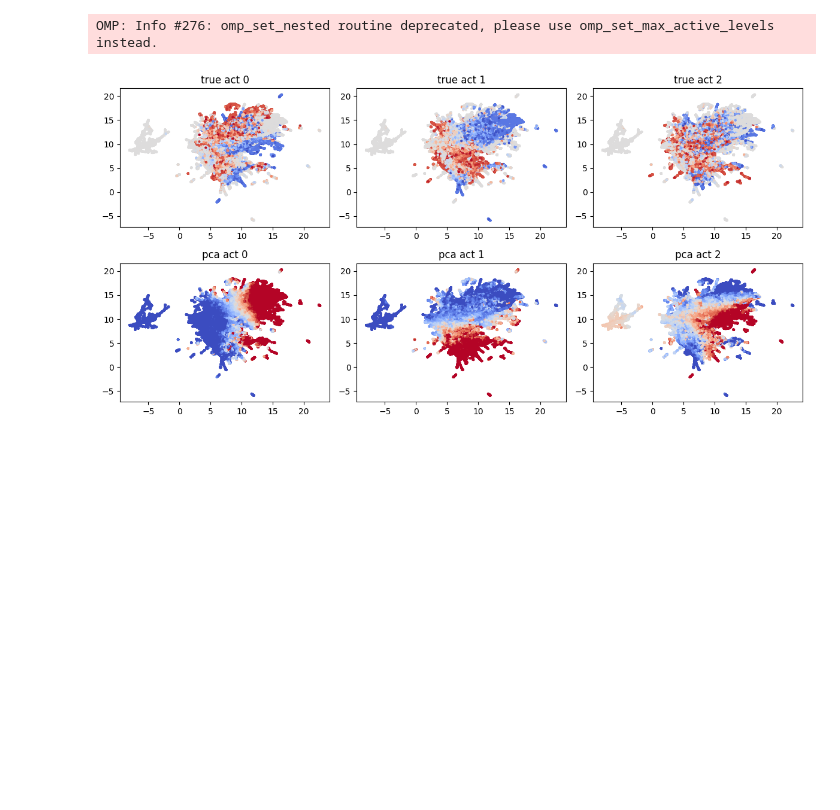
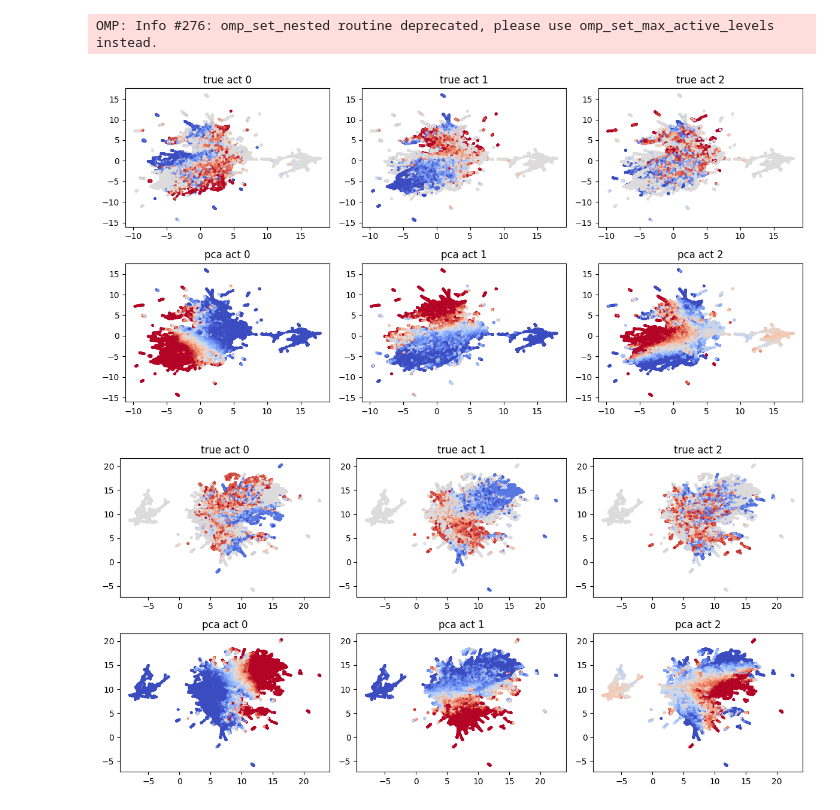
Before and after one commit to KilianFt/LIFT, a Jupyter notebook: notebooks/pretrain_data.ipynb, the cells around one changed output. Cells and saved outputs as stored; diff of their text form; code cells hidden in the pictures; blank space fills up the shorter version.

```diff
--- a/notebooks/pretrain_data.ipynb
+++ b/notebooks/pretrain_data.ipynb
@@ -207,6 +208,16 @@ def scatter_plot_embeddings(embeddings, c, title, ax, cmap="coolwarm", vmin=-1.,
     ax.scatter(embeddings[:, 0], embeddings[:, 1], c=c, cmap=cmap, vmin=vmin, vmax=vmax, s=4)
     ax.set_title(title)
     return ax
+# %%
+# visualize
+fig, ax = plt.subplots(2, act_dim, figsize=(4 * act_dim, 6))
+for i in range(act_dim):
+    scatter_plot_embeddings(embeddings, all_actions[:, i], f"true act {i}", ax[0, i])
+    scatter_plot_embeddings(embeddings, pca_pred[:, i], f"pca act {i}", ax[1, i])
+plt.tight_layout()
+plt.show()
+# %% [output]
+[figure, added]
 # %%
 # visualize
 fig, ax = plt.subplots(2, act_dim, figsize=(4 * act_dim, 6))
```
Also changed, not shown: parts of 2 cells of this notebook, 1 other file.
